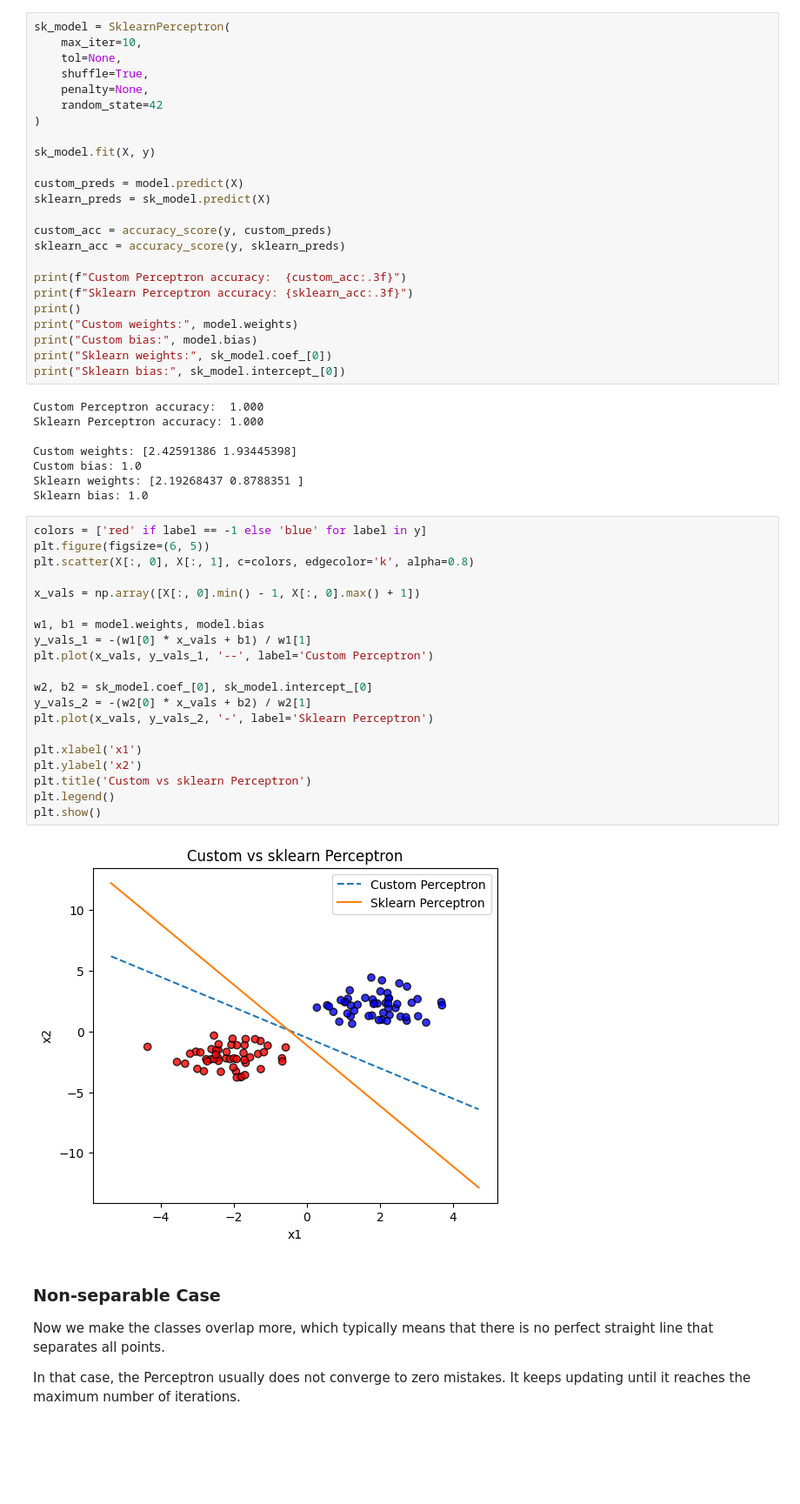
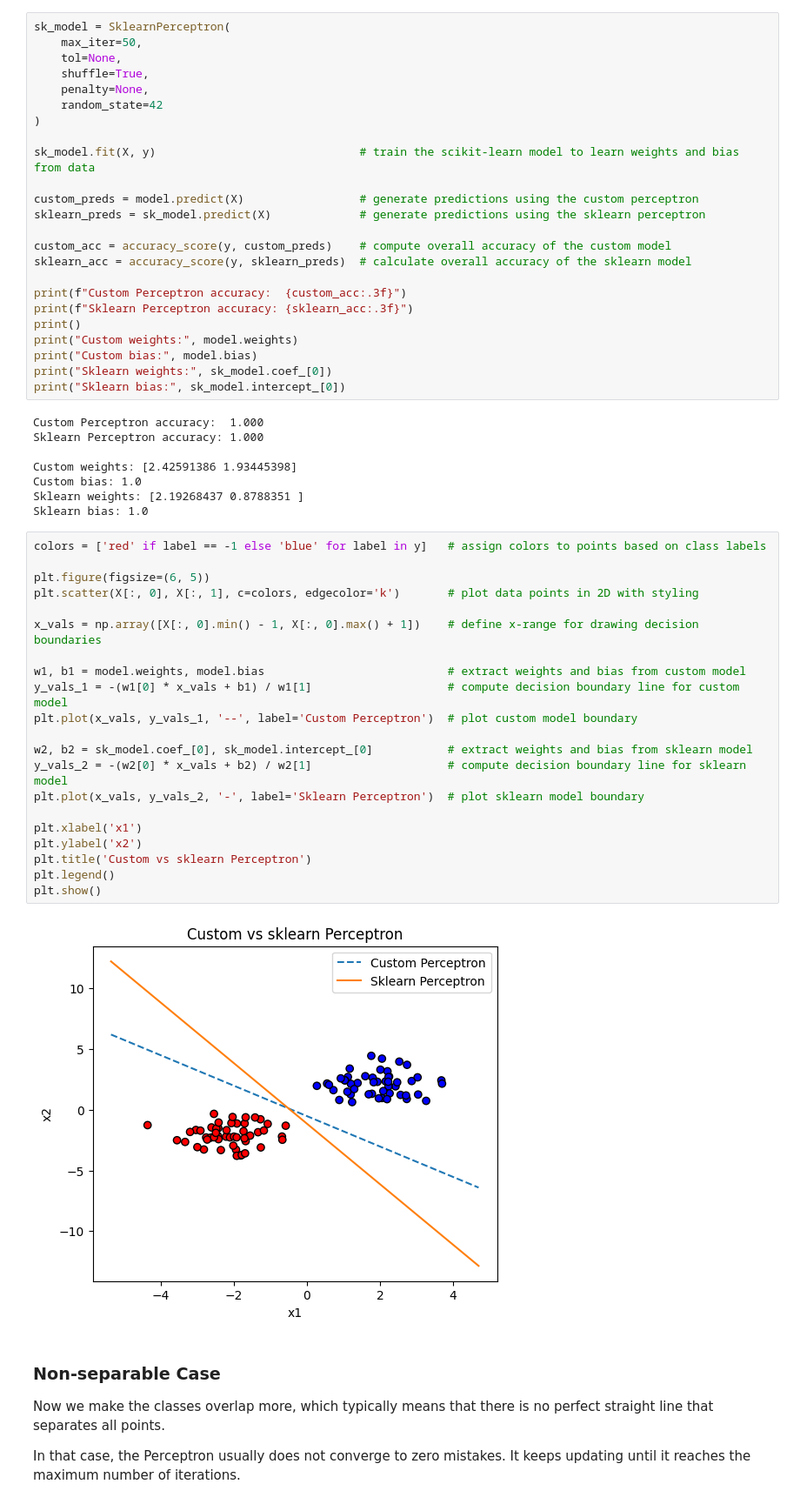
Before and after one commit to Pakloti/Perceptron, a Jupyter notebook: Perceptron.ipynb, the cells around one changed output. Shown at 87% size. Saved outputs shown, nothing was run; the diff lists cells and outputs as text; blank space fills up the shorter version.

```diff
--- a/Perceptron.ipynb
+++ b/Perceptron.ipynb
@@ -238,20 +238,20 @@ We train `sklearn.linear_model.Perceptron` on the same dataset and with similar
 Even if the learned weights are not exactly identical, both models should produce a very similar separating boundary and the same predictions on this linearly separable dataset.
 # %%
 sk_model = SklearnPerceptron(
-    max_iter=10,
+    max_iter=50,
     tol=None,
     shuffle=True,
     penalty=None,
     random_state=42
 )
 
-sk_model.fit(X, y)
+sk_model.fit(X, y)                              # train the scikit-learn model to learn weights and bias from data
 
-custom_preds = model.predict(X)
-sklearn_preds = sk_model.predict(X)
+custom_preds = model.predict(X)                 # generate predictions using the custom perceptron
+sklearn_preds = sk_model.predict(X)             # generate predictions using the sklearn perceptron
 
-custom_acc = accuracy_score(y, custom_preds)
-sklearn_acc = accuracy_score(y, sklearn_preds)
+custom_acc = accuracy_score(y, custom_preds)    # compute overall accuracy of the custom model
+sklearn_acc = accuracy_score(y, sklearn_preds)  # calculate overall accuracy of the sklearn model
 
 print(f"Custom Perceptron accuracy:  {custom_acc:.3f}")
 print(f"Sklearn Perceptron accuracy: {sklearn_acc:.3f}")
@@ -269,27 +269,28 @@ Custom bias: 1.0
 Sklearn weights: [2.19268437 0.8788351 ]
 Sklearn bias: 1.0
 # %%
-colors = ['red' if label == -1 else 'blue' for label in y]
+colors = ['red' if label == -1 else 'blue' for label in y]   # assign colors to points based on class labels
+
 plt.figure(figsize=(6, 5))
-plt.scatter(X[:, 0], X[:, 1], c=colors, edgecolor='k', alpha=0.8)
+plt.scatter(X[:, 0], X[:, 1], c=colors, edgecolor='k')       # plot data points in 2D with styling
 
-x_vals = np.array([X[:, 0].min() - 1, X[:, 0].max() + 1])
+x_vals = np.array([X[:, 0].min() - 1, X[:, 0].max() + 1])    # define x-range for drawing decision boundaries
 
-w1, b1 = model.weights, model.bias
-y_vals_1 = -(w1[0] * x_vals + b1) / w1[1]
-plt.plot(x_vals, y_vals_1, '--', label='Custom Perceptron')
+w1, b1 = model.weights, model.bias                           # extract weights and bias from custom model
+y_vals_1 = -(w1[0] * x_vals + b1) / w1[1]                    # compute decision boundary line for custom model
+plt.plot(x_vals, y_vals_1, '--', label='Custom Perceptron')  # plot custom model boundary
 
-w2, b2 = sk_model.coef_[0], sk_model.intercept_[0]
-y_vals_2 = -(w2[0] * x_vals + b2) / w2[1]
-plt.plot(x_vals, y_vals_2, '-', label='Sklearn Perceptron')
+w2, b2 = sk_model.coef_[0], sk_model.intercept_[0]           # extract weights and bias from sklearn model
+y_vals_2 = -(w2[0] * x_vals + b2) / w2[1]                    # compute decision boundary line for sklearn model
+plt.plot(x_vals, y_vals_2, '-', label='Sklearn Perceptron')  # plot sklearn model boundary
 
 plt.xlabel('x1')
 plt.ylabel('x2')
 plt.title('Custom vs sklearn Perceptron')
 plt.legend()
 plt.show()
 # %% [output]
-[figure, old version]
+[figure, new version]
 # %% [markdown]
 ### Non-separable Case
 
```
Also changed, not shown: parts of 4 cells of this notebook.
